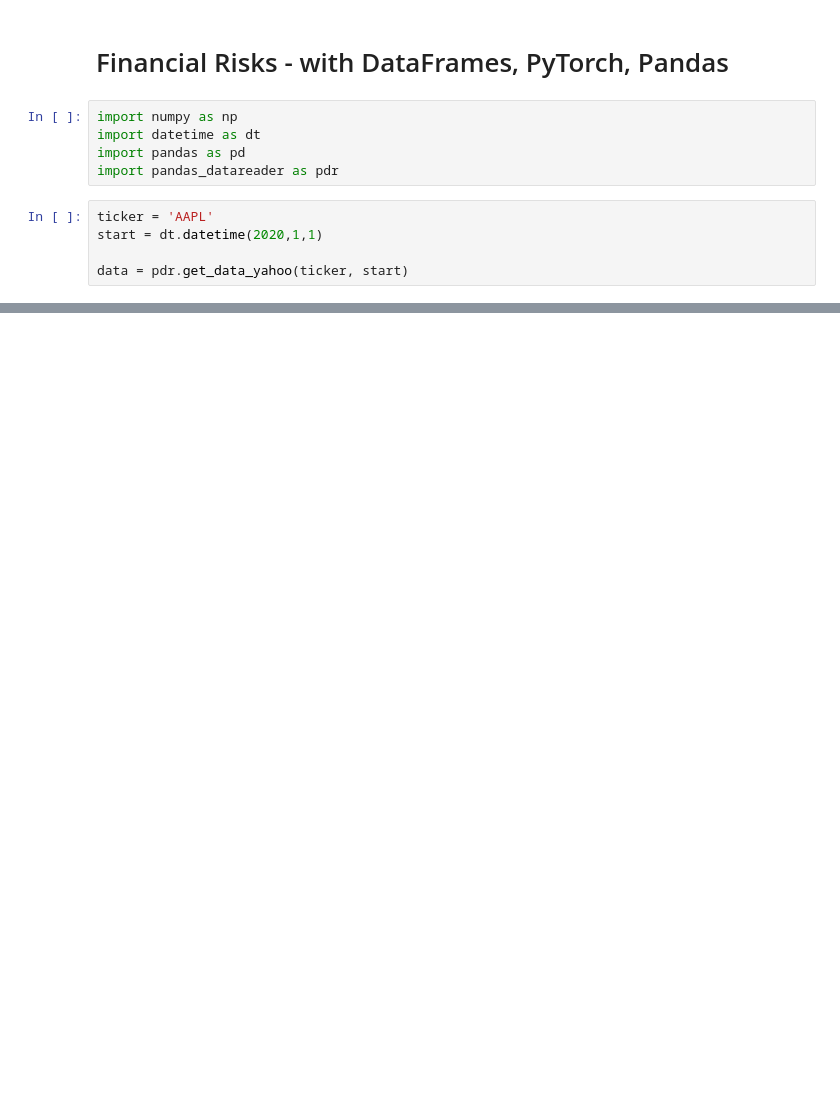
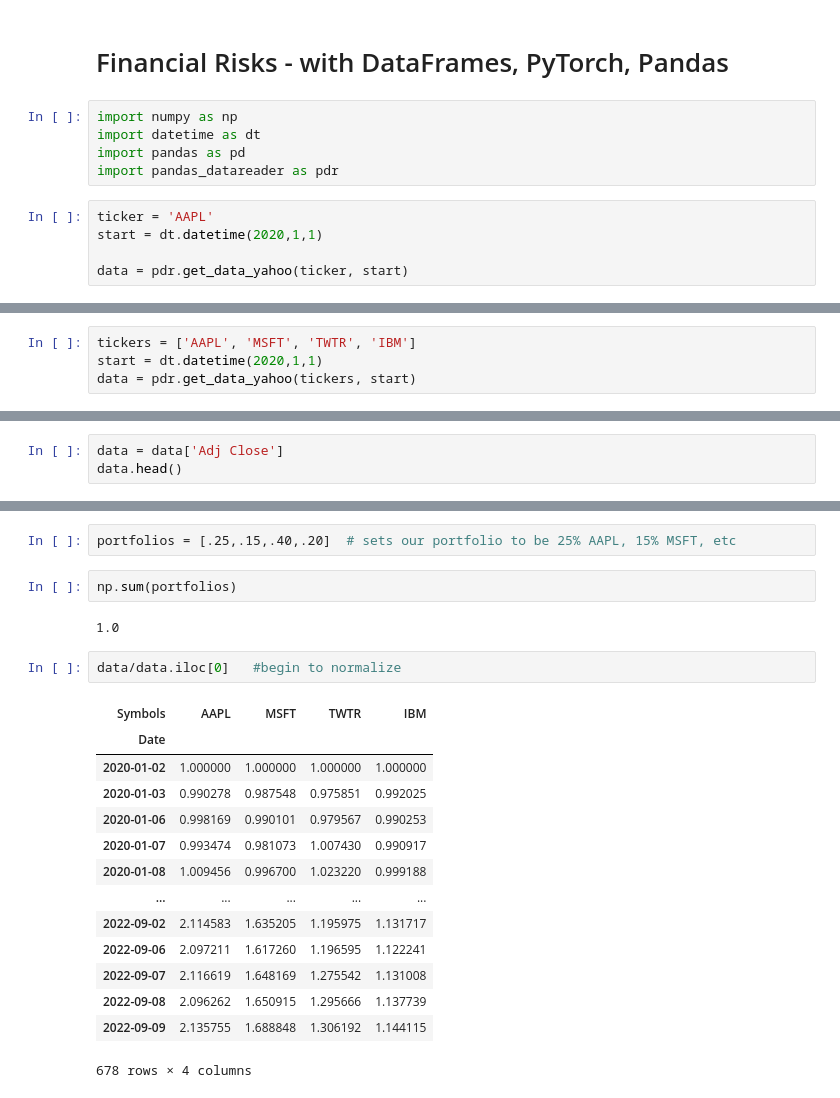
Before and after one commit to sullysbrain/python-machinelearning, a Jupyter notebook: jupyter-misc/financial-risks-calculations.ipynb, the cells around one changed output, grey strips where cells are left out. Cells and saved outputs as stored; diff of their text form; blank space fills up the shorter version.

```diff
--- a/jupyter-misc/financial-risks-calculations.ipynb
+++ b/jupyter-misc/financial-risks-calculations.ipynb
@@ -24,0 +149,4 @@ type(data)
+# %%
+tickers = ['AAPL', 'MSFT', 'TWTR', 'IBM']
+start = dt.datetime(2020,1,1)
+data = pdr.get_data_yahoo(tickers, start)
@@ -24,0 +165,3 @@ type(data)
+# %%
+data = data['Adj Close']
+data.head()
@@ -24,0 +176,23 @@ type(data)
+# %%
+portfolios = [.25,.15,.40,.20]  # sets our portfolio to be 25% AAPL, 15% MSFT, etc
+# %%
+np.sum(portfolios)
+# %% [output]
+1.0
+# %%
+data/data.iloc[0]   #begin to normalize
+# %% [output]
+| Symbols | AAPL | MSFT | TWTR | IBM |
+| Date |  |  |  |  |
+| 2020-01-02 | 1.000000 | 1.000000 | 1.000000 | 1.000000 |
+| 2020-01-03 | 0.990278 | 0.987548 | 0.975851 | 0.992025 |
+| 2020-01-06 | 0.998169 | 0.990101 | 0.979567 | 0.990253 |
+| 2020-01-07 | 0.993474 | 0.981073 | 1.007430 | 0.990917 |
+| 2020-01-08 | 1.009456 | 0.996700 | 1.023220 | 0.999188 |
+| ... | ... | ... | ... | ... |
+| 2022-09-02 | 2.114583 | 1.635205 | 1.195975 | 1.131717 |
+| 2022-09-06 | 2.097211 | 1.617260 | 1.196595 | 1.122241 |
+| 2022-09-07 | 2.116619 | 1.648169 | 1.275542 | 1.131008 |
+| 2022-09-08 | 2.096262 | 1.650915 | 1.295666 | 1.137739 |
+| 2022-09-09 | 2.135755 | 1.688848 | 1.306192 | 1.144115 |
+678 rows × 4 columns
```
Also changed, not shown: parts of 33 cells of this notebook.
